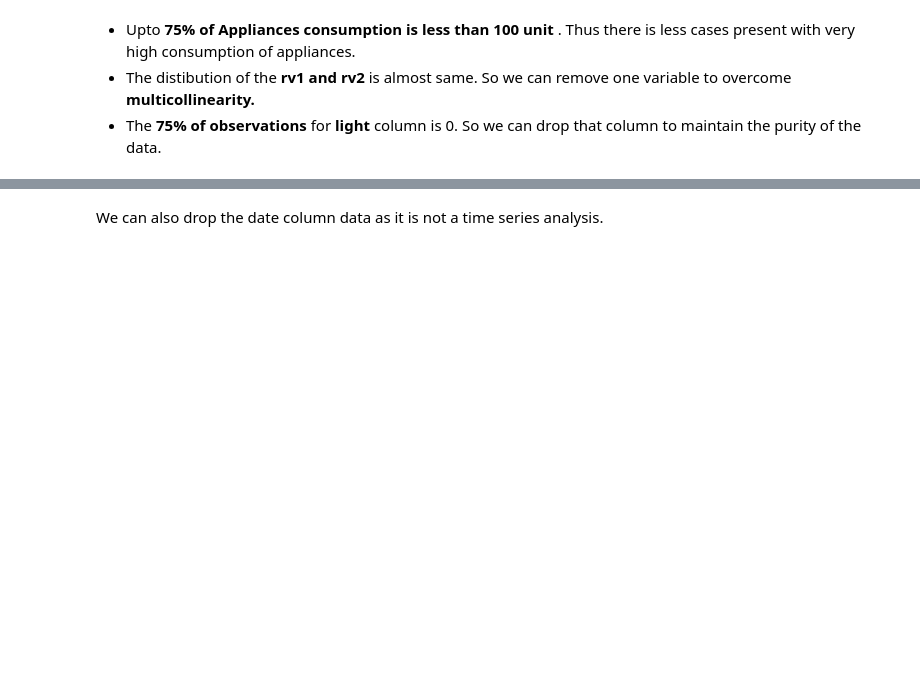
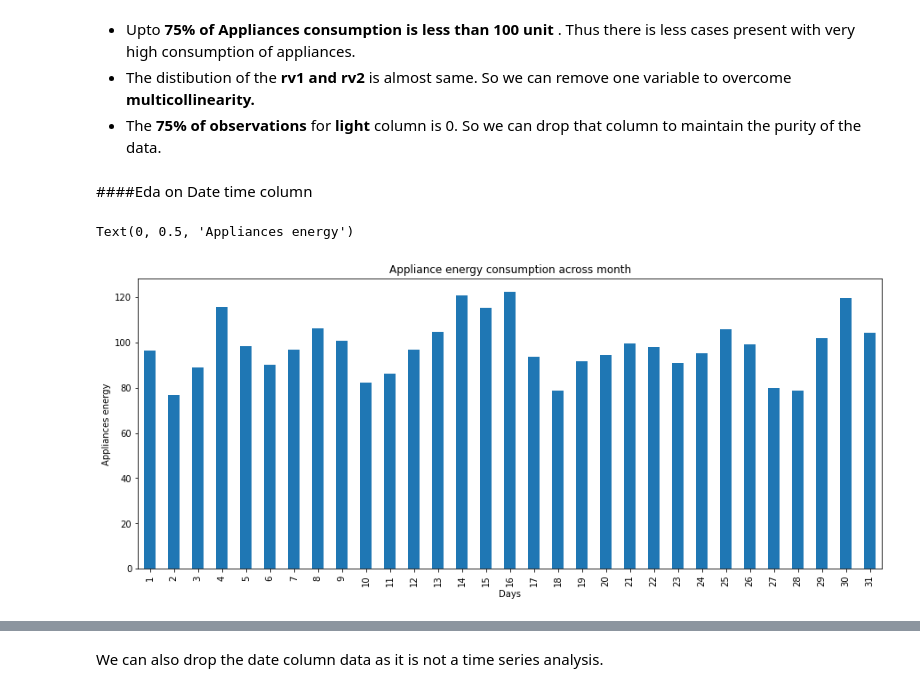
Before and after one commit to SuhelAnsari9272/Appliance-Energy-Prediction, a Jupyter notebook: Appliance_energy_Suhel.ipynb, the cells around one changed output, grey strips where cells are left out. Saved outputs shown, nothing was run; the diff lists cells and outputs as text; code cells hidden in the pictures; blank space fills up the shorter version.

```diff
--- a/Appliance_energy_Suhel.ipynb
+++ b/Appliance_energy_Suhel.ipynb
@@ -168,3 +168,25 @@ df[weather_indicators].describe()
 * Upto <b>75%  of Appliances consumption is less than 100 unit </b>. Thus there is less cases present with very high consumption of appliances.
 * The distibution of the <b> rv1 and rv2 </b> is almost same. So we can remove one variable to overcome <b> multicollinearity.</b>
 * The <b>75% of observations</b> for <b> light </b> column is 0. So we can drop that column to maintain the purity of the data.
+# %%
+# Dropping less significant lights feature from the dataset
+
+df.drop('lights',axis=1,inplace = True)
+# %% [markdown]
+####Eda on Date time column
+# %%
+# Converting  date feature to datetime Dtype from object Dtype
+df['date'] = pd.to_datetime(df.date)
+# %%
+#day wise appliance energy consumption
+df['date'] = pd.to_datetime(df.date)
+
+day_consumption=df.groupby(df['date'].dt.day)['Appliances'].mean()
+plt.figure(figsize=(15,6))
+day_consumption.plot(kind='bar')
+plt.title('Appliance energy consumption across month')
+plt.xlabel('Days')
+plt.ylabel('Appliances energy')
+# %% [output]
+Text(0, 0.5, 'Appliances energy')
+[figure, added]
```
Also changed, not shown: parts of 38 cells of this notebook.
